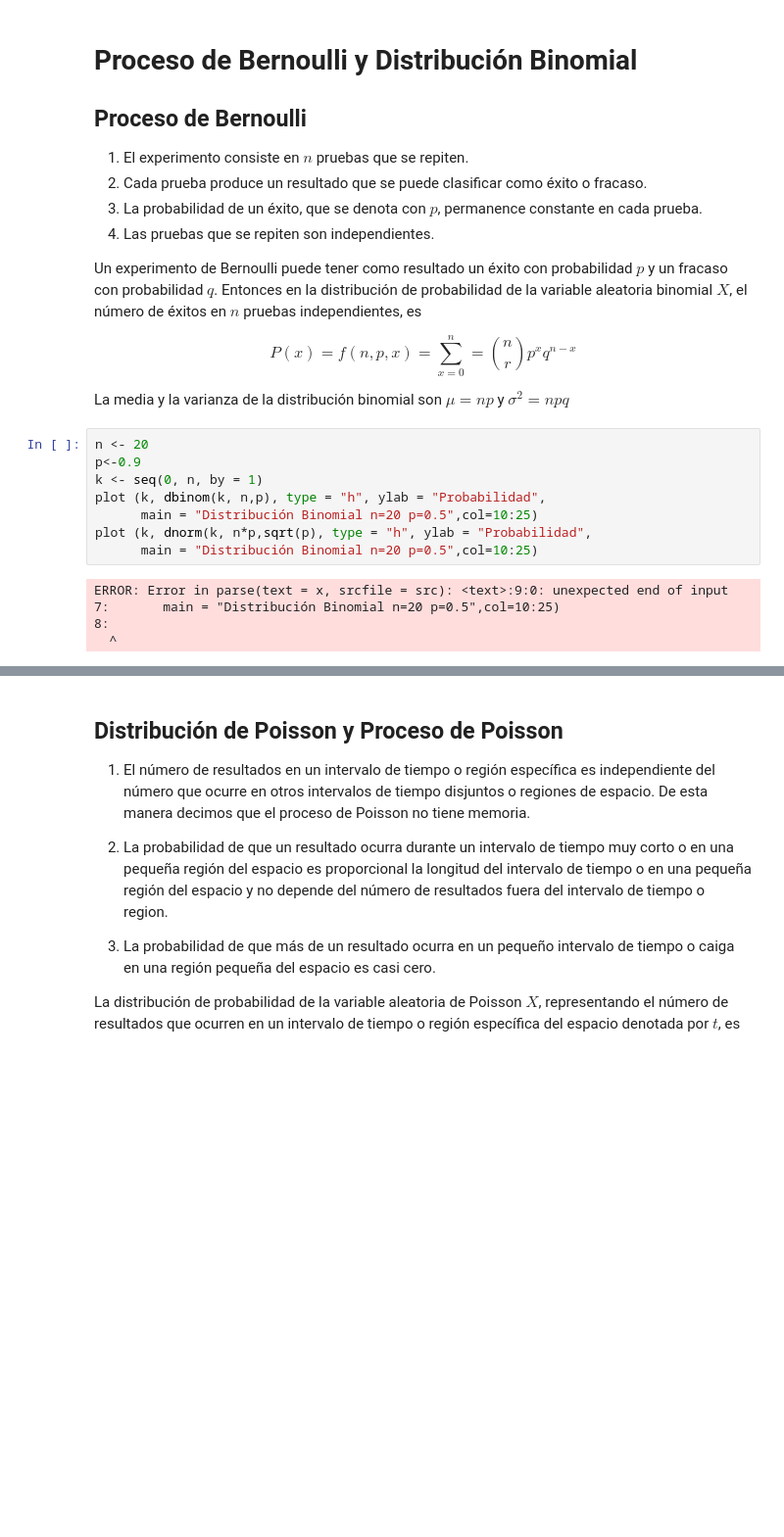
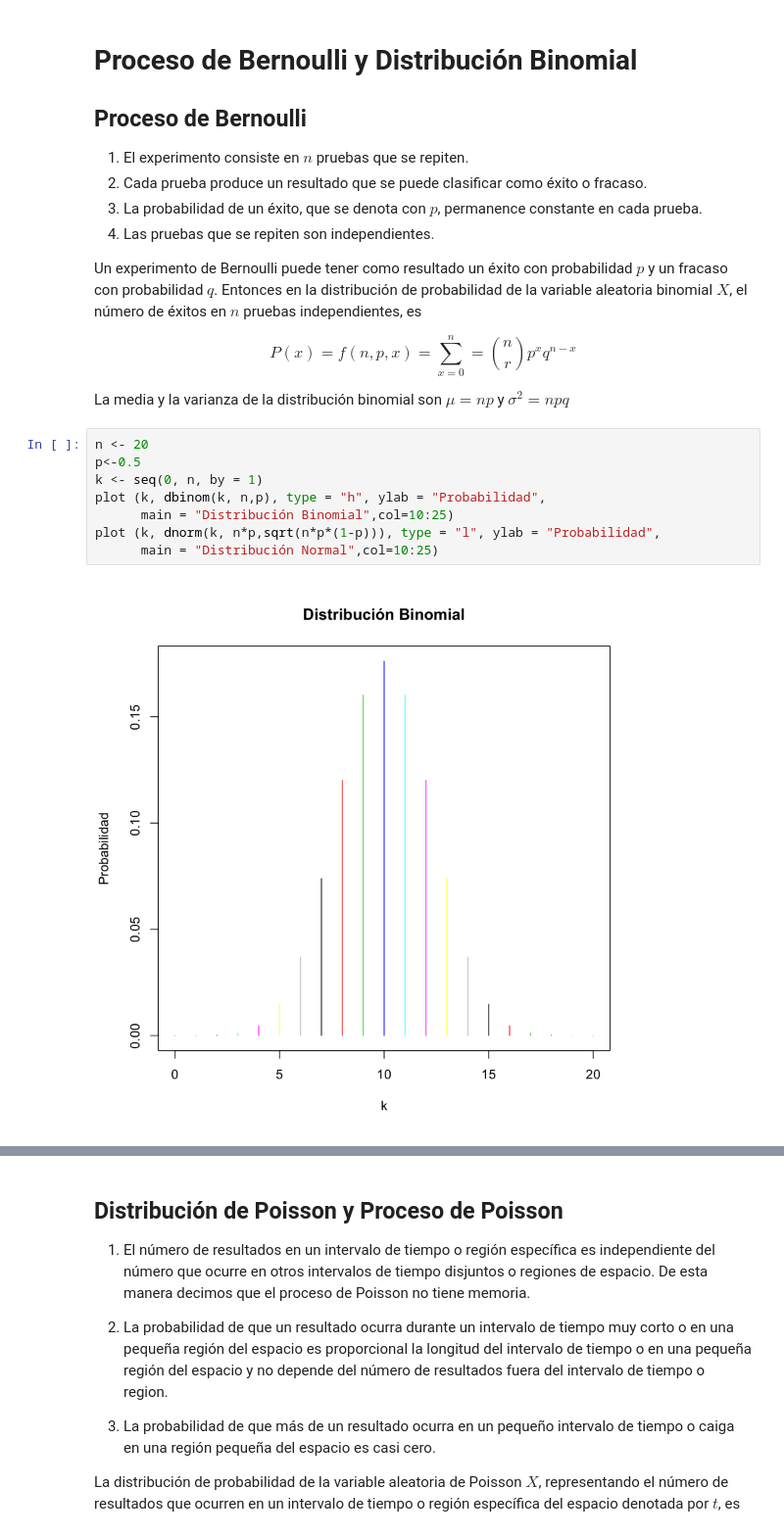
Before and after one commit to FerminAcosta/Propedeutico-R, a Jupyter notebook: Practica_2.ipynb, the cells around one changed output, grey strips where cells are left out. Shown at 98% size. Drawn from its saved outputs; the diff is of its cells as text; blank space fills up the shorter version.

```diff
--- a/Practica_2.ipynb
+++ b/Practica_2.ipynb
@@ -222,14 +222,11 @@ $$
 La media y la varianza de la distribución binomial son $\mu=np$ y $\sigma^2=npq$
 # %%
 n <- 20
-p<-0.9
+p<-0.5
 k <- seq(0, n, by = 1)
 plot (k, dbinom(k, n,p), type = "h", ylab = "Probabilidad",
-      main = "Distribución Binomial n=20 p=0.5",col=10:25)
-plot (k, dnorm(k, n*p,sqrt(p), type = "h", ylab = "Probabilidad",
-      main = "Distribución Binomial n=20 p=0.5",col=10:25)
+      main = "Distribución Binomial",col=10:25)
+plot (k, dnorm(k, n*p,sqrt(n*p*(1-p))), type = "l", ylab = "Probabilidad",
+      main = "Distribución Normal",col=10:25)
 # %% [output]
-ERROR: Error in parse(text = x, srcfile = src): <text>:9:0: unexpected end of input
-7:       main = "Distribución Binomial n=20 p=0.5",col=10:25)
-8:
-  ^
+[figure, added]
```
Also changed, not shown: parts of 8 cells of this notebook.
